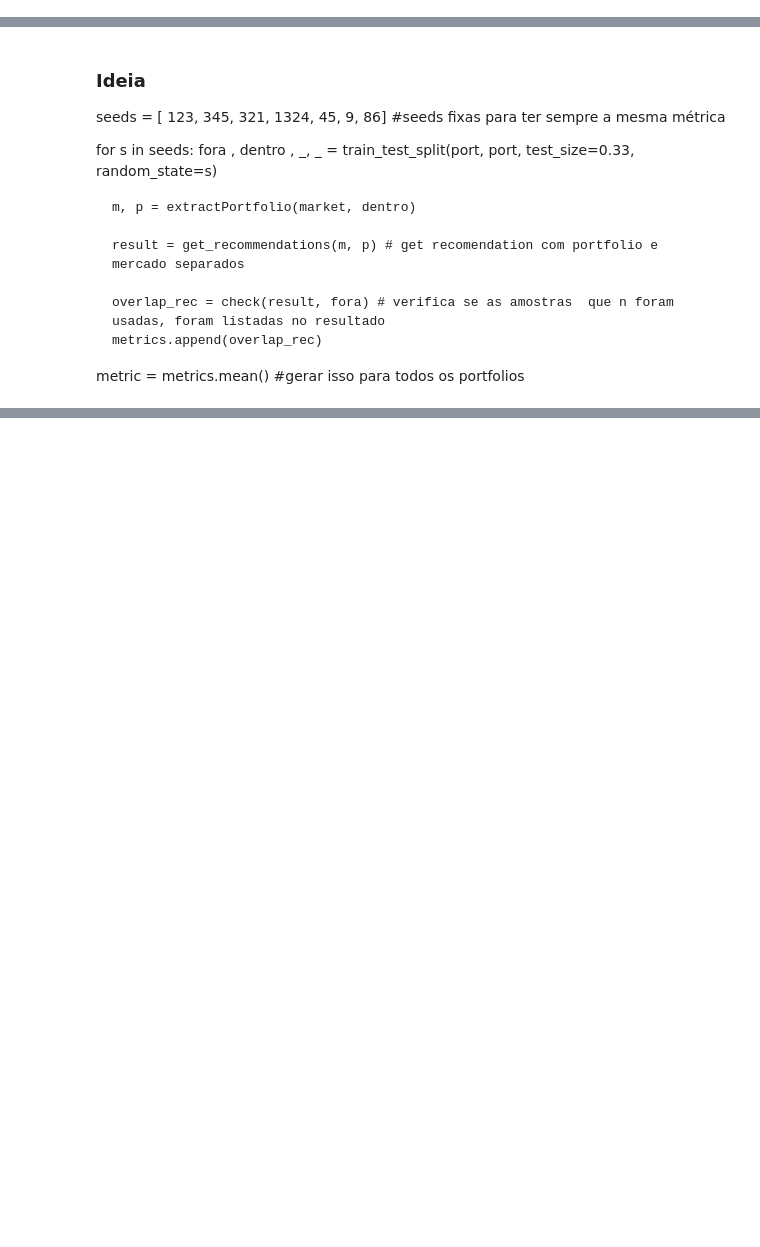
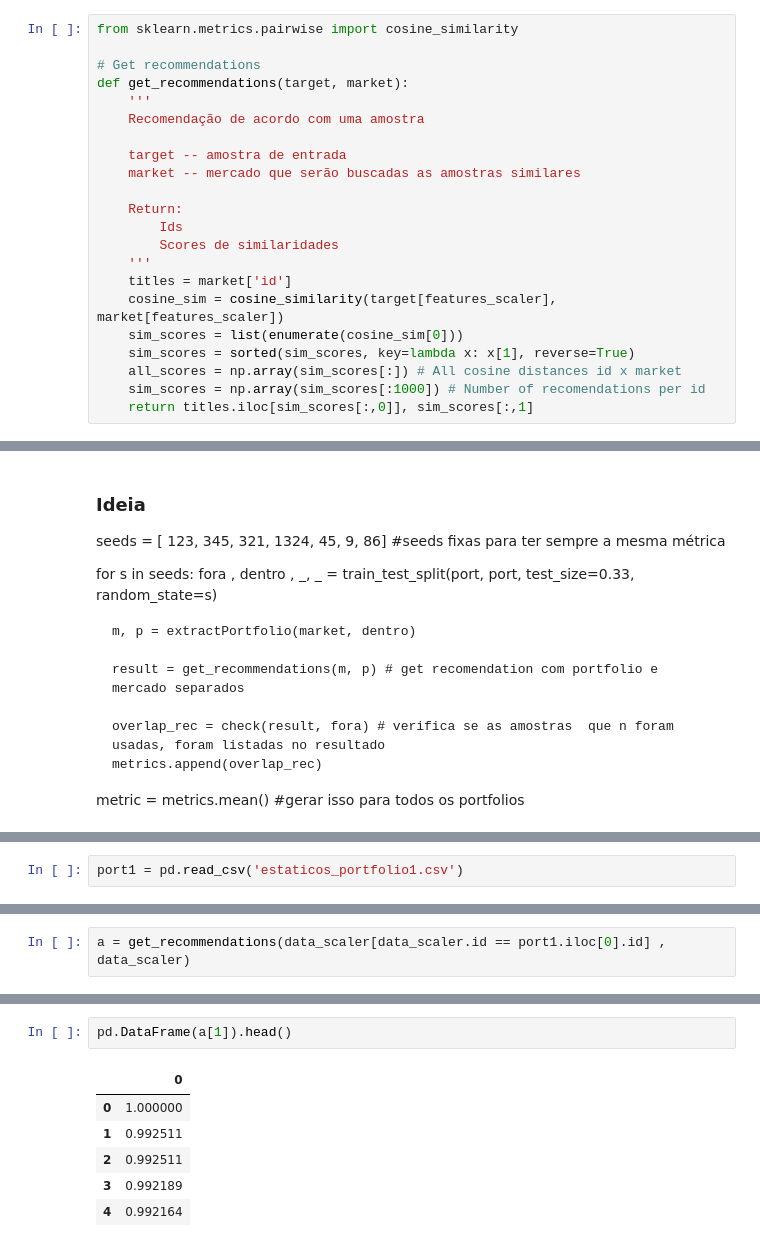
Before and after one commit to codenation-dev/squad-5-ad-data-science-1, a Jupyter notebook: analysis/Final Project.ipynb, the cells around one changed output, grey strips where cells are left out. Drawn from its saved outputs; the diff is of its cells as text; blank space fills up the shorter version.

Commit message:
Metrics in progress

```diff
--- a/analysis/Final Project.ipynb
+++ b/analysis/Final Project.ipynb
@@ -223,6 +223,28 @@ data_scaler.head()
 5 rows × 27 columns
 # %% [markdown]
 # Modelo de predição
+# %%
+from sklearn.metrics.pairwise import cosine_similarity
+
+# Get recommendations
+def get_recommendations(target, market):
+    '''
+    Recomendação de acordo com uma amostra
+
+    target -- amostra de entrada
+    market -- mercado que serão buscadas as amostras similares
+
+    Return:
+        Ids
+        Scores de similaridades
+    '''
+    titles = market['id']
+    cosine_sim = cosine_similarity(target[features_scaler], market[features_scaler])
+    sim_scores = list(enumerate(cosine_sim[0]))
+    sim_scores = sorted(sim_scores, key=lambda x: x[1], reverse=True)
+    all_scores = np.array(sim_scores[:]) # All cosine distances id x market
+    sim_scores = np.array(sim_scores[:1000]) # Number of recomendations per id
+    return titles.iloc[sim_scores[:,0]], sim_scores[:,1]
 # %% [markdown]
 # Métrica
 # %%
@@ -257,0 +301,2 @@ metric = metrics.mean() #gerar isso para todos os portfolios
+# %%
+port1 = pd.read_csv('estaticos_portfolio1.csv')
@@ -257,0 +307,2 @@ metric = metrics.mean() #gerar isso para todos os portfolios
+# %%
+a = get_recommendations(data_scaler[data_scaler.id == port1.iloc[0].id] , data_scaler)
@@ -257,0 +318,9 @@ metric = metrics.mean() #gerar isso para todos os portfolios
+# %%
+pd.DataFrame(a[1]).head()
+# %% [output]
+|  | 0 |
+| 0 | 1.000000 |
+| 1 | 0.992511 |
+| 2 | 0.992511 |
+| 3 | 0.992189 |
+| 4 | 0.992164 |
```
Also changed, not shown: parts of 10 cells of this notebook.
